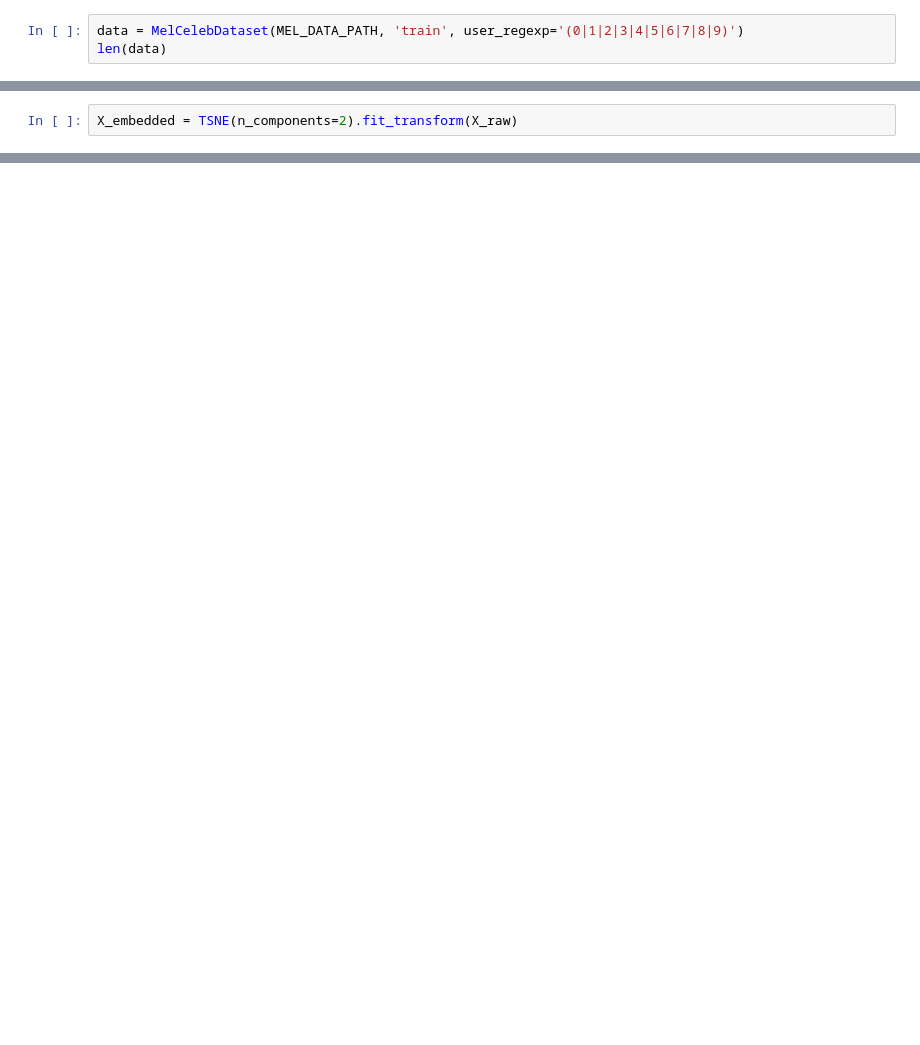
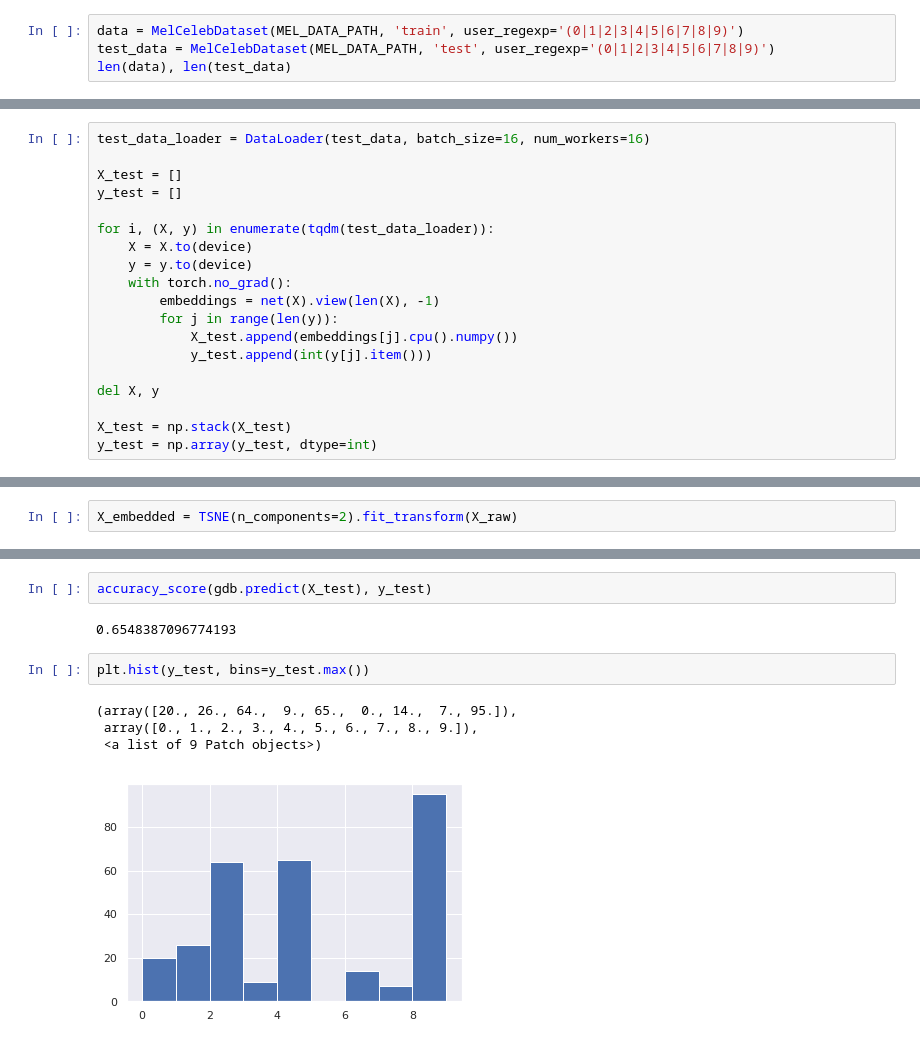
Before and after one commit to 1alexandra/speech, a Jupyter notebook: Sandbox.ipynb, the cells around one changed output, grey strips where cells are left out. Cells and saved outputs as stored; diff of their text form; blank space fills up the shorter version.

```diff
--- a/Sandbox.ipynb
+++ b/Sandbox.ipynb
@@ -38,4 +33,5 @@ def show(audio):
 # %%
 data = MelCelebDataset(MEL_DATA_PATH, 'train', user_regexp='(0|1|2|3|4|5|6|7|8|9)')
-len(data)
+test_data = MelCelebDataset(MEL_DATA_PATH, 'test', user_regexp='(0|1|2|3|4|5|6|7|8|9)')
+len(data), len(test_data)
 # %% [output]
@@ -145,0 +87,19 @@ y_raw = np.array(y_raw, dtype=int)
+# %%
+test_data_loader = DataLoader(test_data, batch_size=16, num_workers=16)
+
+X_test = []
+y_test = []
+
+for i, (X, y) in enumerate(tqdm(test_data_loader)):
+    X = X.to(device)
+    y = y.to(device)
+    with torch.no_grad():
+        embeddings = net(X).view(len(X), -1)
+        for j in range(len(y)):
+            X_test.append(embeddings[j].cpu().numpy())
+            y_test.append(int(y[j].item()))
+
+del X, y
+
+X_test = np.stack(X_test)
+y_test = np.array(y_test, dtype=int)
@@ -168,0 +152,11 @@ No handles with labels found to put in legend.
+# %%
+accuracy_score(gdb.predict(X_test), y_test)
+# %% [output]
+0.6548387096774193
+# %%
+plt.hist(y_test, bins=y_test.max())
+# %% [output]
+(array([20., 26., 64.,  9., 65.,  0., 14.,  7., 95.]),
+ array([0., 1., 2., 3., 4., 5., 6., 7., 8., 9.]),
+ <a list of 9 Patch objects>)
+[figure, added]
```
Also changed, not shown: parts of 19 cells of this notebook, 1 other file.
